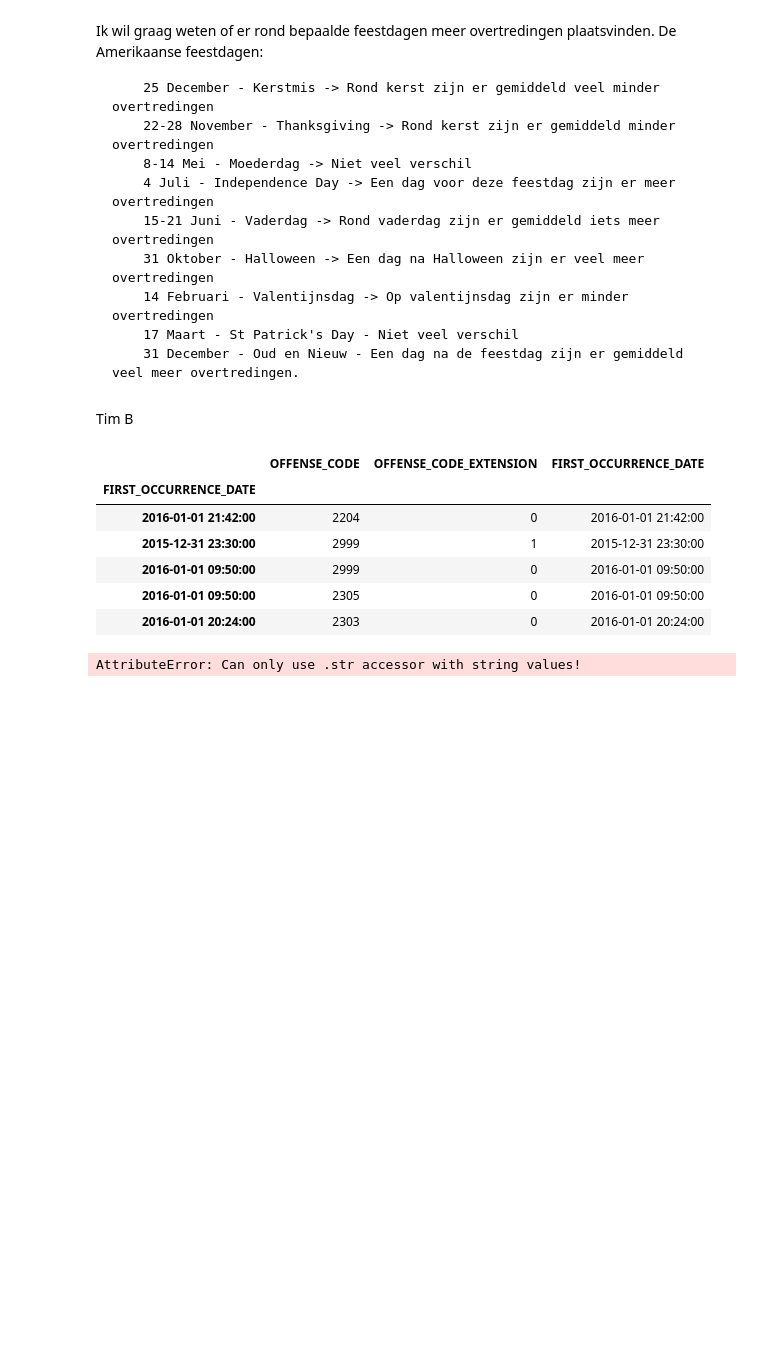
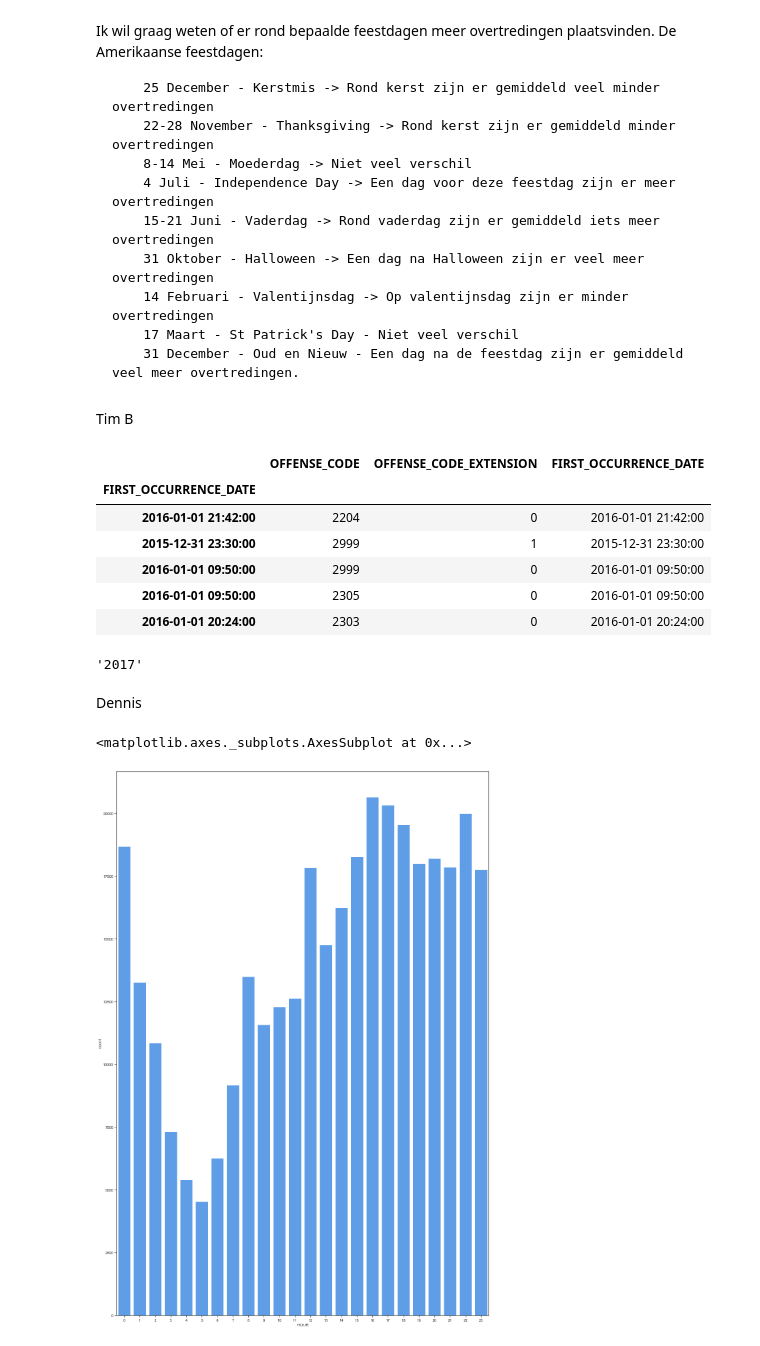
Before and after one commit to S1068835/Misdaad-Denver, a Jupyter notebook: Misdaad_Denver.ipynb, the cells around one changed output. Drawn from its saved outputs; the diff is of its cells as text; code cells hidden in the pictures; blank space fills up the shorter version.

```diff
--- a/Misdaad_Denver.ipynb
+++ b/Misdaad_Denver.ipynb
@@ -248,10 +288,17 @@ crime_relevant.head()
 | 2016-01-01 09:50:00 | 2999 | 0 | 2016-01-01 09:50:00 |
 | 2016-01-01 09:50:00 | 2305 | 0 | 2016-01-01 09:50:00 |
 | 2016-01-01 20:24:00 | 2303 | 0 | 2016-01-01 20:24:00 |
-# %%
-crime_relevant["FIRST_OCCURRENCE_DATE"] = crime_relevant["FIRST_OCCURRENCE_DATE"].str.split(' ').str[0]
-crime_relevant["FIRST_OCCURRENCE_DATE"] = crime_relevant["FIRST_OCCURRENCE_DATE"].str.split('/').str[2]
-crime_relevant = crime_relevant.rename(columns={"FIRST_OCCURRENCE_DATE":"YEAR"})
-crime_relevant.head()
-# %% [output]
-AttributeError: Can only use .str accessor with string values!
+# %%
+string = "6/22/2017 8:53:00 PM"
+
+string.split(' ')[0].split('/')[2]
+# %% [output]
+'2017'
+# %% [markdown]
+Dennis
+# %%
+#Inzichtelijk maken in welk uur de meeste misdaden voorkomen.
+sns.countplot(crime['HOUR'], data=crime, color='#499dfc')
+# %% [output]
+<matplotlib.axes._subplots.AxesSubplot at 0x...>
+[figure, added]
```
Also changed, not shown: parts of 6 cells of this notebook.
